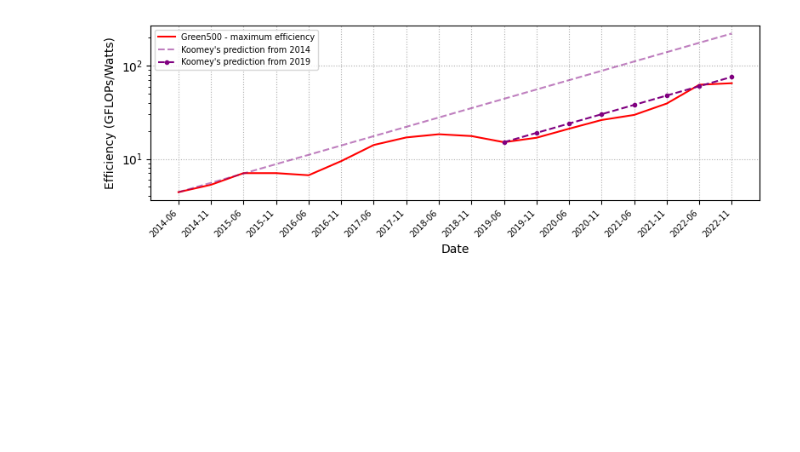
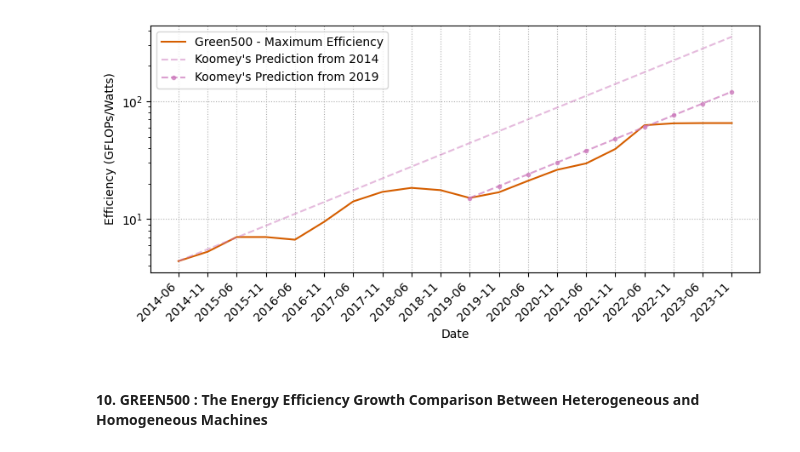
Before and after one commit to aBenhari/Green500-analysis, a Jupyter notebook: GreenHPC_analysis.ipynb, the cells around one changed output. Cells and saved outputs as stored; diff of their text form; code cells hidden in the pictures; blank space fills up the shorter version.

```diff
--- a/GreenHPC_analysis.ipynb
+++ b/GreenHPC_analysis.ipynb
@@ -198,12 +209,12 @@ main_green_fields = ['Computer', 'Year', 'Country', 'Cores', 'Site', 'Power',
 # concatenate all the extracted dataframes into one single one from the year 1993 to 2023.
 concat_df = pd.concat(
         [read_filter_top500_data(y, m, range=500, fields=main_fields)
-        for y in range(1994, 2023) for m in ['06', '11']], ignore_index=True
+        for y in range(1994, 2024) for m in ['06', '11']], ignore_index=True
     )
 
 green_concat_df = pd.concat(
         [read_filter_green500_data(y, m, range=100, fields=main_green_fields)
-        for y in range(2014, 2023) for m in ['06', '11']], ignore_index=True
+        for y in range(2014, 2024) for m in ['06', '11']], ignore_index=True
     )
 
 # some info about the concatenated dataframe
@@ -381,35 +787,65 @@ plt.savefig("./figures/performance_ratio.png", format='png', bbox_inches="tight"
 # %%
-# Plotting: Maximum Efficiency of the Green500 supercomputers bylist date along with Koomey’s law projection starting at two different
-# periods [2014 and 2019].
+# Plotting: Maximum Efficiency of the Green500 Supercomputers by List Date
+#           Along with Koomey’s Law Projection Starting at Two Different Periods (2014 and 2019)
 
-## plot parameters
-plt.figure(figsize=(8, 3))
+# Import required libraries
+import matplotlib.pyplot as plt
+import seaborn as sns
+
+# Use a colorblind-friendly palette
+colors = sns.color_palette("colorblind")
+
+# Plot parameters
+plt.figure(figsize=(8, 4))
 plt.grid(linestyle='dotted')
 
+# Copy the dataframe for processing
 green_log_df = green_concat_df.copy(deep=True)
+
+# Calculate the maximum efficiency for each year
 green_log_df_max = green_log_df[['rank_year', 'G_eff']].groupby('rank_year').max()
 
+# Temporary dataframe for plotting
 tmp = green_log_df[['rank_year', 'G_eff']].groupby('rank_year').max().reset_index()
 
-## plots
-sns.lineplot(data=green_log_df_max, x='rank_year', y='G_eff', label='Green500 - maximum efficiency', color='red')
-plt.plot(list(tmp.rank_year), [koomey_funct(x, df=tmp, metric='G_eff') for x in list(tmp.index)], 'g-',
-         label="Koomey's prediction from 2014".format(*popt_max), ls='dashed', color='purple', alpha=0.5)
-plt.plot(list(tmp.rank_year[10:]), [koomey_funct(x, df=tmp, y=10, metric='G_eff') for x in list(tmp.index)[10:]], 'g.-',
-         label="Koomey's prediction from 2019".format(*popt_max), ls='dashed', color='purple')
+# Plot the maximum efficiency over time
+sns.lineplot(data=green_log_df_max, x='rank_year', y='G_eff', label='Green500 - Maximum Efficiency', color=colors[3])
 
+# Koomey's law projection starting from 2014
+plt.plot(
+    list(tmp.rank_year),
+    [koomey_funct(x, df=tmp, metric='G_eff') for x in list(tmp.index)],
+    label="Koomey's Prediction from 2014",
+    ls='dashed', color=colors[4], alpha=0.5
+)
 
-## axis parameters
-plt.yscale('log')
-plt.xlabel(r'Date')
-plt.ylabel(r'Efficiency (GFLOPs/Watts)')
-plt.xticks(rotation=45, ha='right', fontsize=7)
+# Koomey's law projection starting from 2019
+plt.plot(
+    list(tmp.rank_year[10:]),
+    [koomey_funct(x, df=tmp, y=10, metric='G_eff') for x in list(tmp.index)[10:]],
+    label="Koomey's Prediction from 2019",
+    ls='dashed', color=colors[4], marker='.', alpha=0.7
+)
 
-plt.legend(ncol=1, loc=2, fontsize=7)
+# Axis settings
+plt.yscale('log')  # Set y-axis to logarithmic scale
+plt.xlabel('Date')
+plt.ylabel('Efficiency (GFLOPs/Watts)')
+plt.xticks(rotation=45, ha='right', fontsize=10)
+
+# Legend settings
+plt.legend(ncol=1, loc='upper left', fontsize=10)
+
+# Adjust layout
 plt.tight_layout()
 
-# to save the figure
-plt.savefig("./figures/green500_efficiency_evolution.png",format='png', bbox_inches="tight")
+# Uncomment to save the figure
+# plt.savefig("./figures/green500_efficiency_evolution.png", format='png', bbox_inches="tight")
+
+# Show the plot
+plt.show()
 # %% [output]
-[figure, old version]
+[figure, new version]
+# %% [markdown]
+#### 10. **GREEN500 :** The Energy Efficiency Growth Comparison Between Heterogeneous and Homogeneous Machines
 # %%
```
Also changed, not shown: parts of 36 cells of this notebook.
